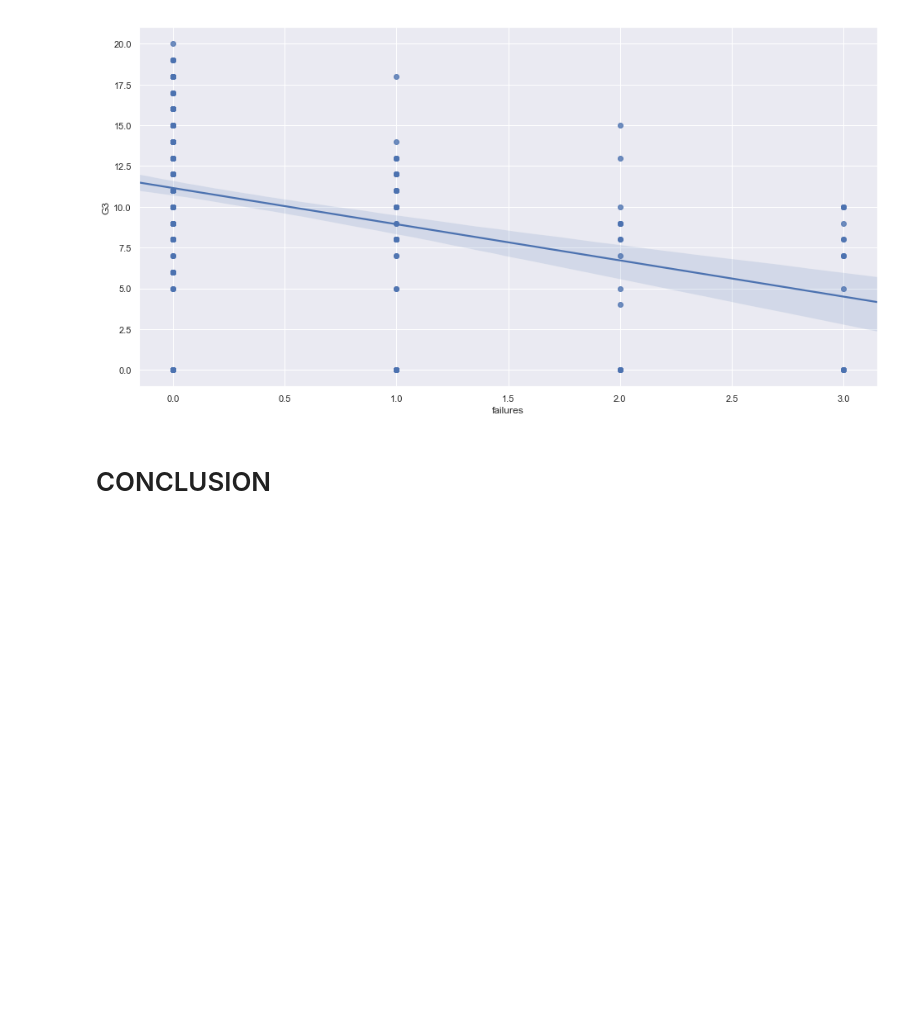
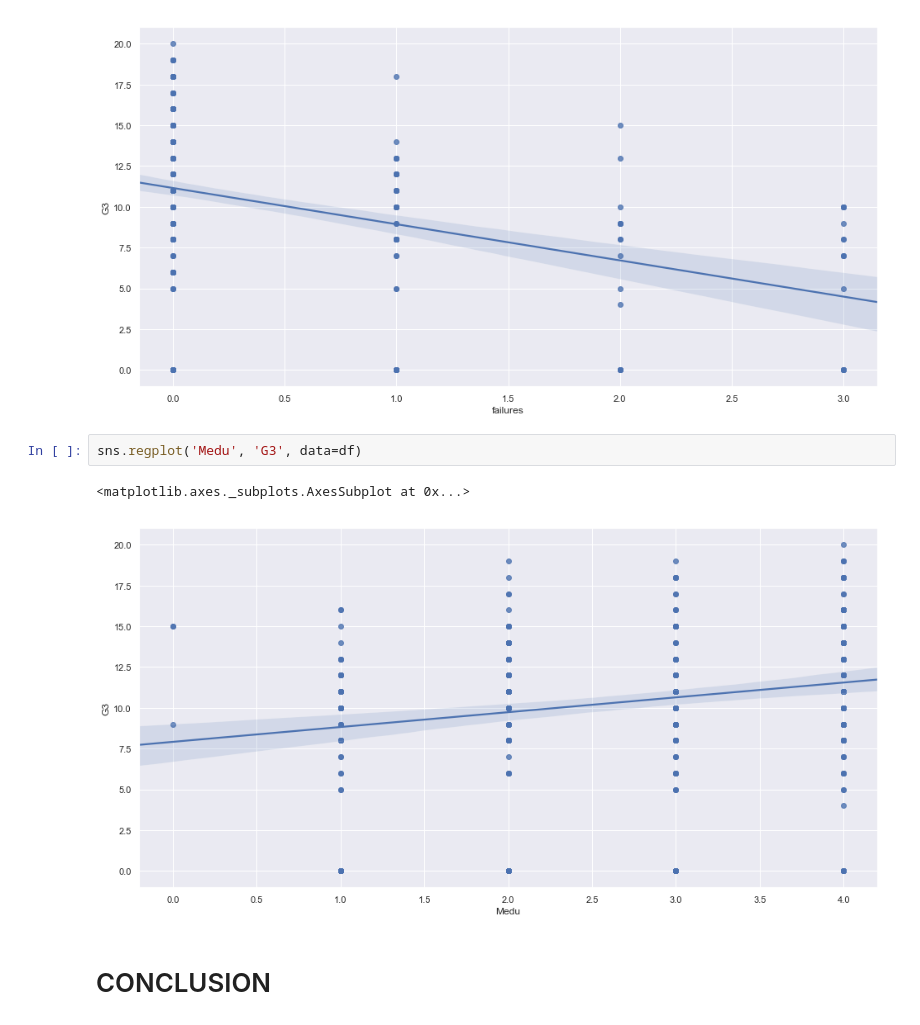
Before and after one commit to nguyenkhacbaoanh/EDA-Portuguese-school, a Jupyter notebook: EDA-Portuguese-Schools-Success.ipynb, the cells around one changed output. Cells and saved outputs as stored; diff of their text form; blank space fills up the shorter version.

```diff
--- a/EDA-Portuguese-Schools-Success.ipynb
+++ b/EDA-Portuguese-Schools-Success.ipynb
@@ -559,6 +561,11 @@ sns.regplot('failures', 'G3', data=df)
 # %% [output]
 <matplotlib.axes._subplots.AxesSubplot at 0x...>
 [figure]
+# %%
+sns.regplot('Medu', 'G3', data=df)
+# %% [output]
+<matplotlib.axes._subplots.AxesSubplot at 0x...>
+[figure, added]
 # %% [markdown]
 # CONCLUSION
 # %% [markdown]
```
Also changed, not shown: parts of 2 cells of this notebook.
